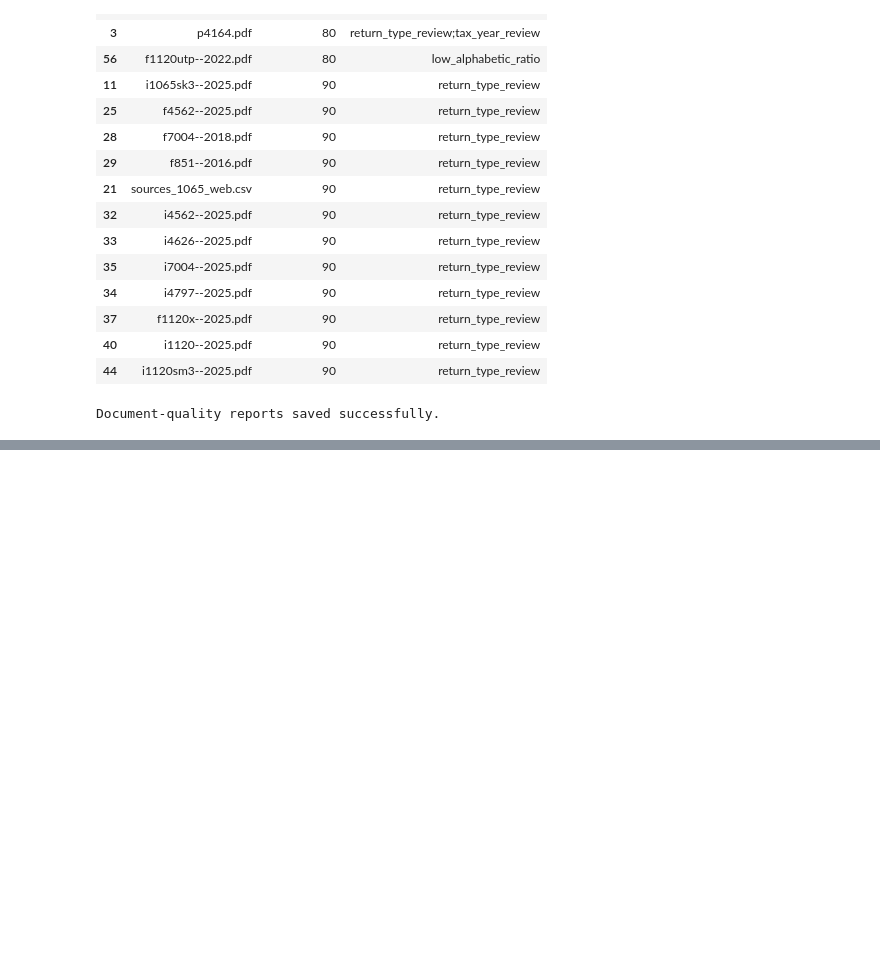
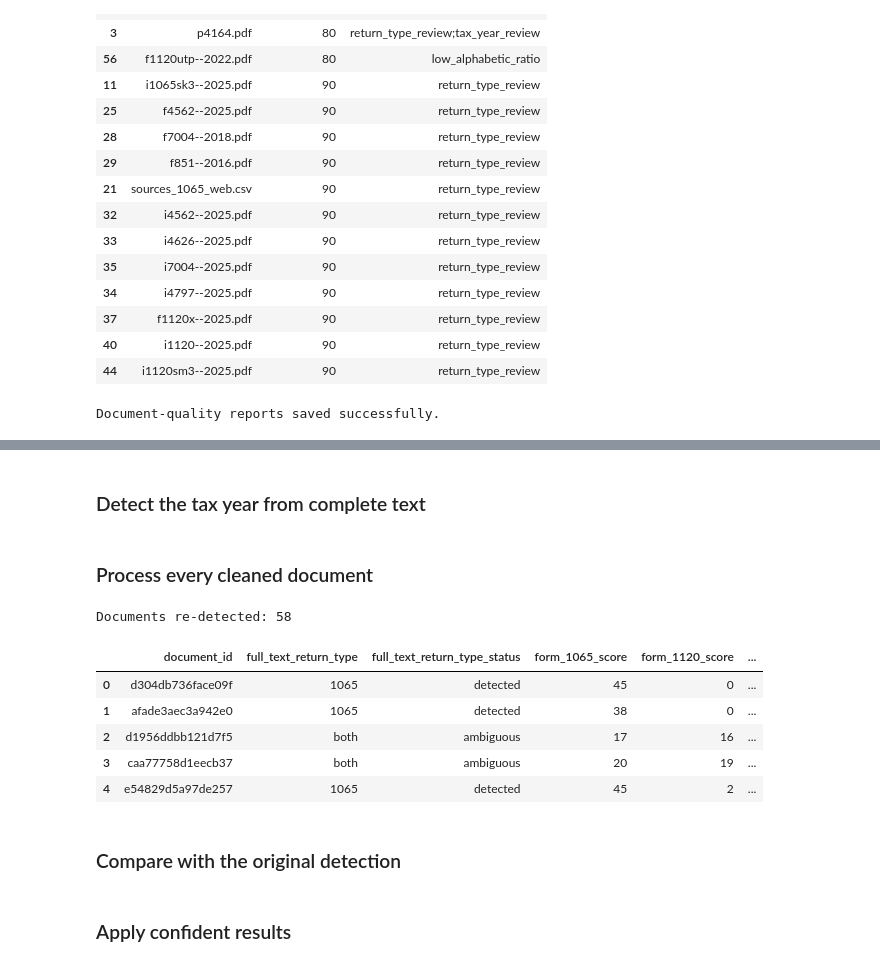
Before and after one commit to sharathnallaganti/Projects, a Jupyter notebook: project-schema-and-plan.ipynb, the cells around one changed output, grey strips where cells are left out. Cells and saved outputs as stored; diff of their text form; code cells hidden in the pictures; blank space fills up the shorter version.

Commit message:
Kaggle Notebook | Data Cleaning and Preprocessing | Version 5

```diff
--- a/project-schema-and-plan.ipynb
+++ b/project-schema-and-plan.ipynb
@@ -2217,0 +2306,2 @@ Document-quality reports saved successfully.
+# %% [markdown]
+### Detect the tax year from complete text
@@ -2217,0 +2438,74 @@ Document-quality reports saved successfully.
+# %% [markdown]
+### Process every cleaned document
+# %%
+redetection_results = []
+
+documents_to_redetect = document_inventory[
+    document_inventory["clean_text_path"].notna()
+].copy()
+
+for row in tqdm(
+    documents_to_redetect.itertuples(index=False),
+    total=len(documents_to_redetect),
+    desc="Re-detecting document metadata",
+):
+    try:
+        file_path = file_lookup[row.relative_path]
+        clean_text_path = OUTPUT_DIR / row.clean_text_path
+
+        clean_text = clean_text_path.read_text(
+            encoding="utf-8",
+            errors="ignore",
+        )
+
+        form_result = detect_form_type_from_full_text(
+            file_path,
+            clean_text,
+        )
+
+        year_result = detect_tax_year_from_full_text(
+            file_path,
+            clean_text,
+        )
+
+        redetection_results.append(
+            {
+                "document_id": row.document_id,
+                **form_result,
+                **year_result,
+                "redetection_error": None,
+            }
+        )
+
+    except Exception as error:
+        redetection_results.append(
+            {
+                "document_id": row.document_id,
+                "full_text_return_type": "unknown",
+                "full_text_return_type_status": "failed",
+                "form_1065_score": 0,
+                "form_1120_score": 0,
+                "full_text_tax_year": None,
+                "full_text_tax_year_source": "failed",
+                "full_text_tax_year_status": "failed",
+                "tax_year_candidates": "",
+                "redetection_error": str(error),
+            }
+        )
+
+redetection_table = pd.DataFrame(redetection_results)
+
+print(f"Documents re-detected: {len(redetection_table)}")
+
+if not redetection_table.empty:
+    display(redetection_table.head())
+# %% [output]
+Documents re-detected: 58
+|  | document_id | full_text_return_type | full_text_return_type_status | form_1065_score | form_1120_score | ... |
+| 0 | d304db736face09f | 1065 | detected | 45 | 0 | ... |
+| 1 | afade3aec3a942e0 | 1065 | detected | 38 | 0 | ... |
+| 2 | d1956ddbb121d7f5 | both | ambiguous | 17 | 16 | ... |
+| 3 | caa77758d1eecb37 | both | ambiguous | 20 | 19 | ... |
+| 4 | e54829d5a97de257 | 1065 | detected | 45 | 2 | ... |
+# %% [markdown]
+### Compare with the original detection
@@ -2217,0 +2560,2 @@ Document-quality reports saved successfully.
+# %% [markdown]
+### Apply confident results
```
Also changed, not shown: parts of 8 cells of this notebook.
